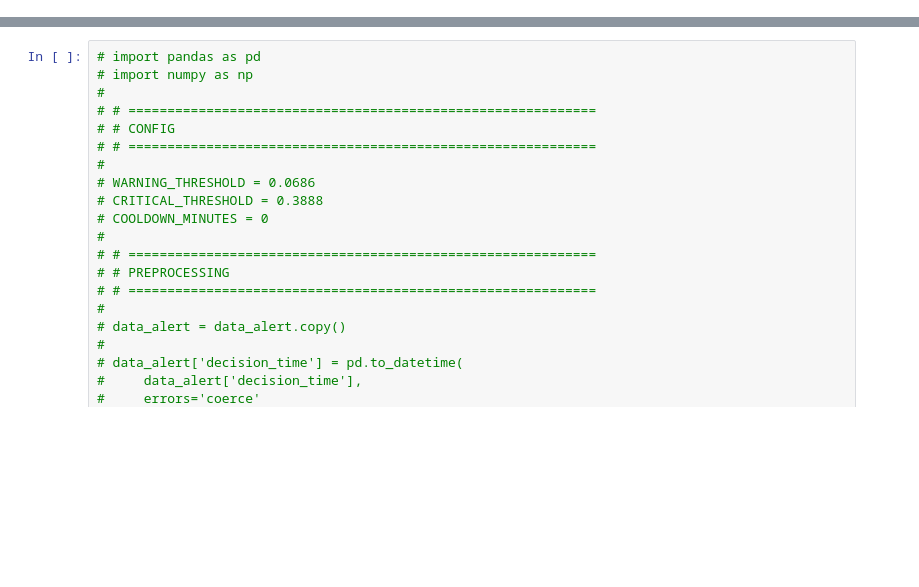
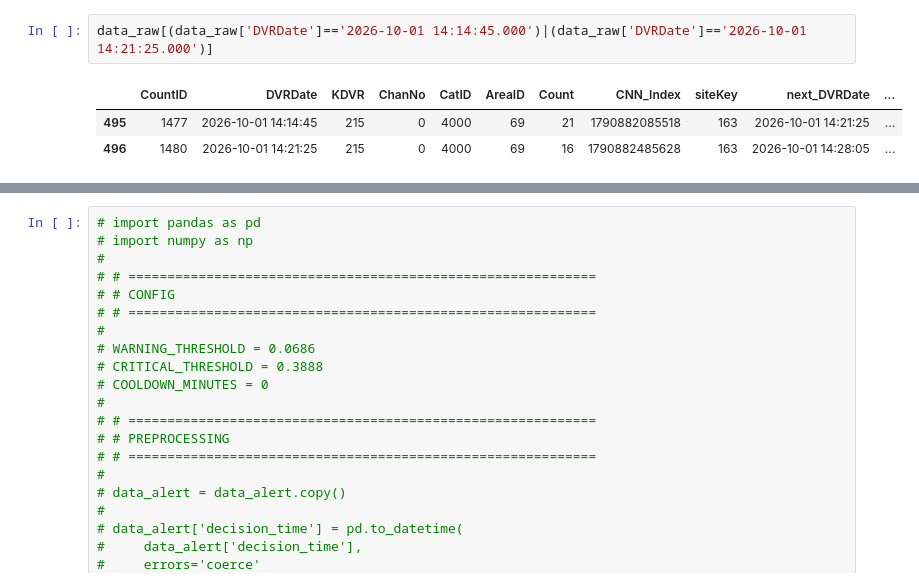
Before and after one commit to ZacFawkes/Cartcounting_model_forecast, a Jupyter notebook: backtest plot.ipynb, the cells around one changed output, grey strips where cells are left out. Saved outputs shown, nothing was run; the diff lists cells and outputs as text; blank space fills up the shorter version.

```diff
--- a/backtest plot.ipynb
+++ b/backtest plot.ipynb
@@ -20 +18,7 @@ print(data_alert.shape, data_raw.shape)
+# %%
+data_raw[(data_raw['DVRDate']=='2026-10-01 14:14:45.000')|(data_raw['DVRDate']=='2026-10-01 14:21:25.000')]
+# %% [output]
+|  | CountID | DVRDate | KDVR | ChanNo | CatID | AreaID | Count | CNN_Index | siteKey | next_DVRDate | ... |
+| 495 | 1477 | 2026-10-01 14:14:45 | 215 | 0 | 4000 | 69 | 21 | 1790882085518 | 163 | 2026-10-01 14:21:25 | ... |
+| 496 | 1480 | 2026-10-01 14:21:25 | 215 | 0 | 4000 | 69 | 16 | 1790882485628 | 163 | 2026-10-01 14:28:05 | ... |
 # %%
```
Also changed, not shown: parts of 11 cells of this notebook, 4 other files.
